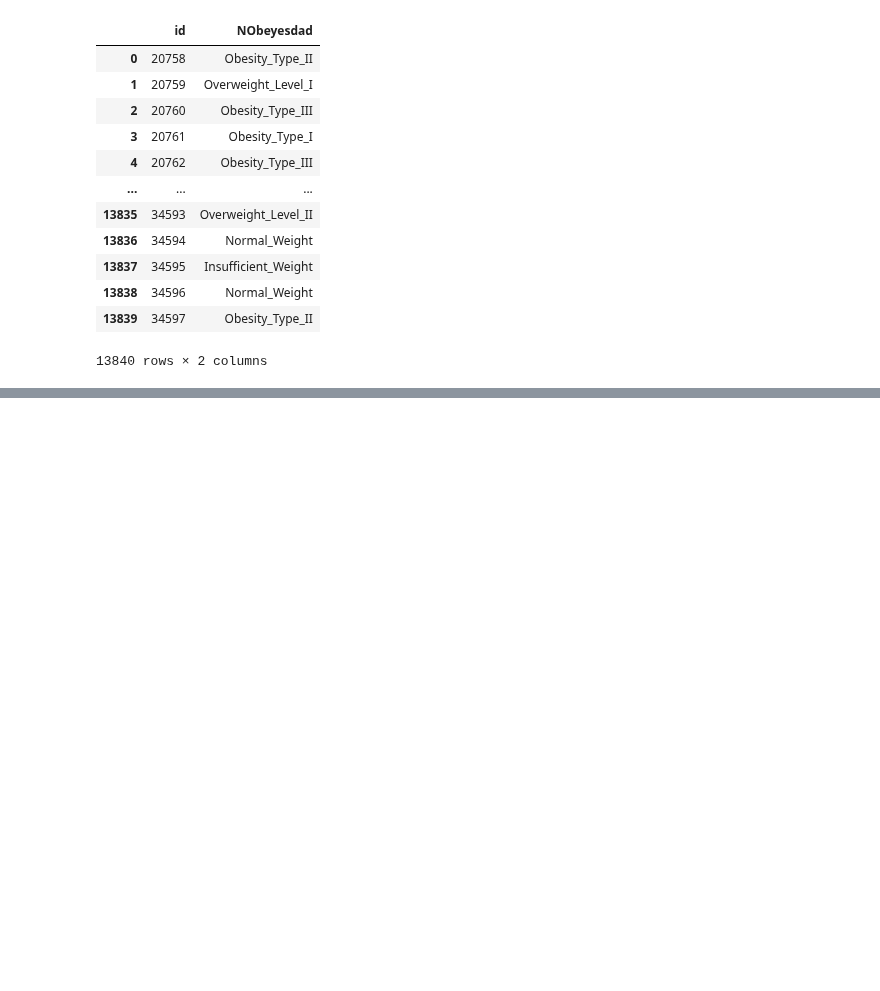
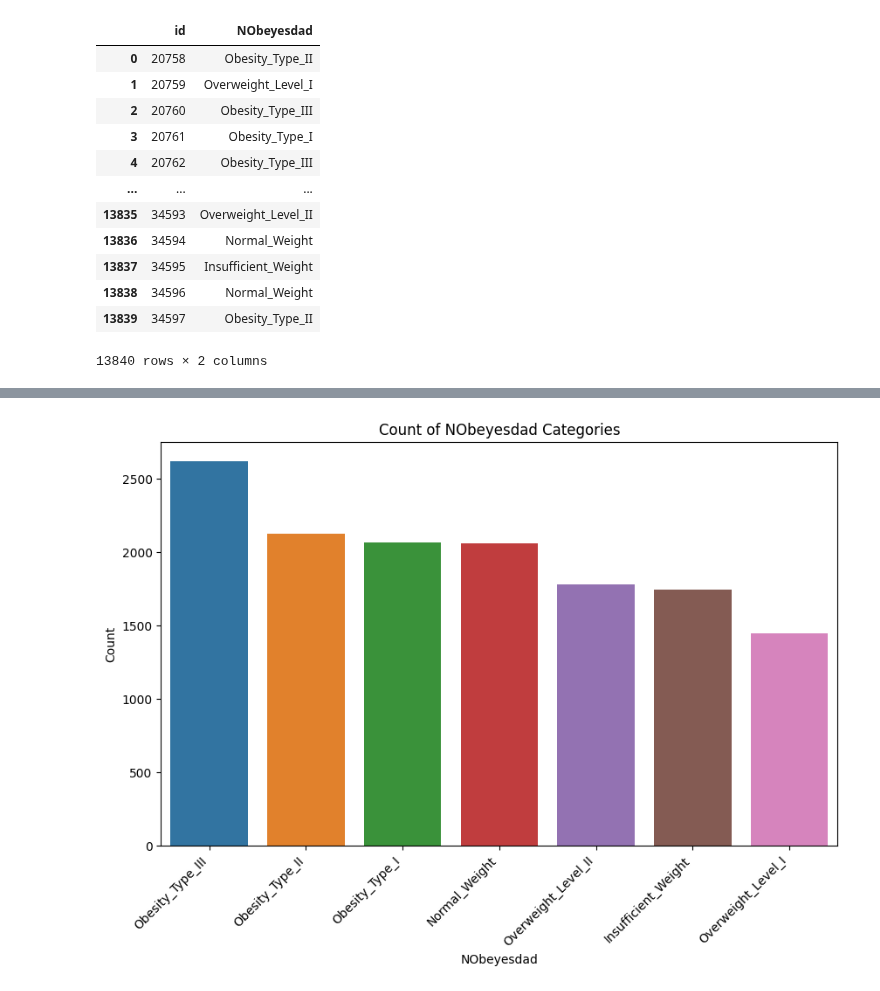
Before and after one commit to yYorky/yYorky, a Jupyter notebook: obesity-risk-xgboost-baseline.ipynb, the cells around one changed output, grey strips where cells are left out. Cells and saved outputs as stored; diff of their text form; code cells hidden in the pictures; blank space fills up the shorter version.

```diff
--- a/obesity-risk-xgboost-baseline.ipynb
+++ b/obesity-risk-xgboost-baseline.ipynb
@@ -443,0 +557,10 @@ plt.show()
+# %%
+ensemble_model = VotingClassifier(estimators=[
+    ('xgb', XGB_pipeline),
+    ('rf', RF_pipeline)
+
+]
+                                  , voting='soft',
+                                  weights = [1,1])
+
+ensemble_model
@@ -444,3 +585,3 @@ plt.show()
 # %%
-XGB_pipeline.fit(trainX, trainy_encoded)
+ensemble_model.fit(trainX, trainy_encoded)
 # %% [output]
@@ -464,11 +605,14 @@ Pipeline(steps=[('pipeline',
 # %%
-predictions = XGB_pipeline.predict(test)
+predictions = ensemble_model.predict(test)
 
 # Convert the label-encoded predictions back to their original labels
 original_predictions = label_encoder.inverse_transform(predictions)
 # %%
+# Reset the index of the test dataframe
+test_reset_index = test.reset_index()
+
 # create Submission DataFrame
-submission_df = pd.DataFrame({'id': test['id'], 'NObeyesdad': original_predictions})
+submission_df = pd.DataFrame({'id': test_reset_index['id'], 'NObeyesdad': original_predictions})
 
 # save to CSV
 submission_df.to_csv('/kaggle/working/submission.csv', index=False)
@@ -501,0 +646,11 @@ plt.show()
+# %%
+# Create a bar plot
+plt.figure(figsize=(10, 6))
+sns.countplot(data=submission_df, x='NObeyesdad', order=submission_df['NObeyesdad'].value_counts().index)
+plt.xticks(rotation=45, ha="right")  # Rotate x-axis labels for better readability
+plt.xlabel('NObeyesdad')
+plt.ylabel('Count')
+plt.title('Count of NObeyesdad Categories')
+plt.show()
+# %% [output]
+[figure, added]
```
Also changed, not shown: parts of 12 cells of this notebook.
